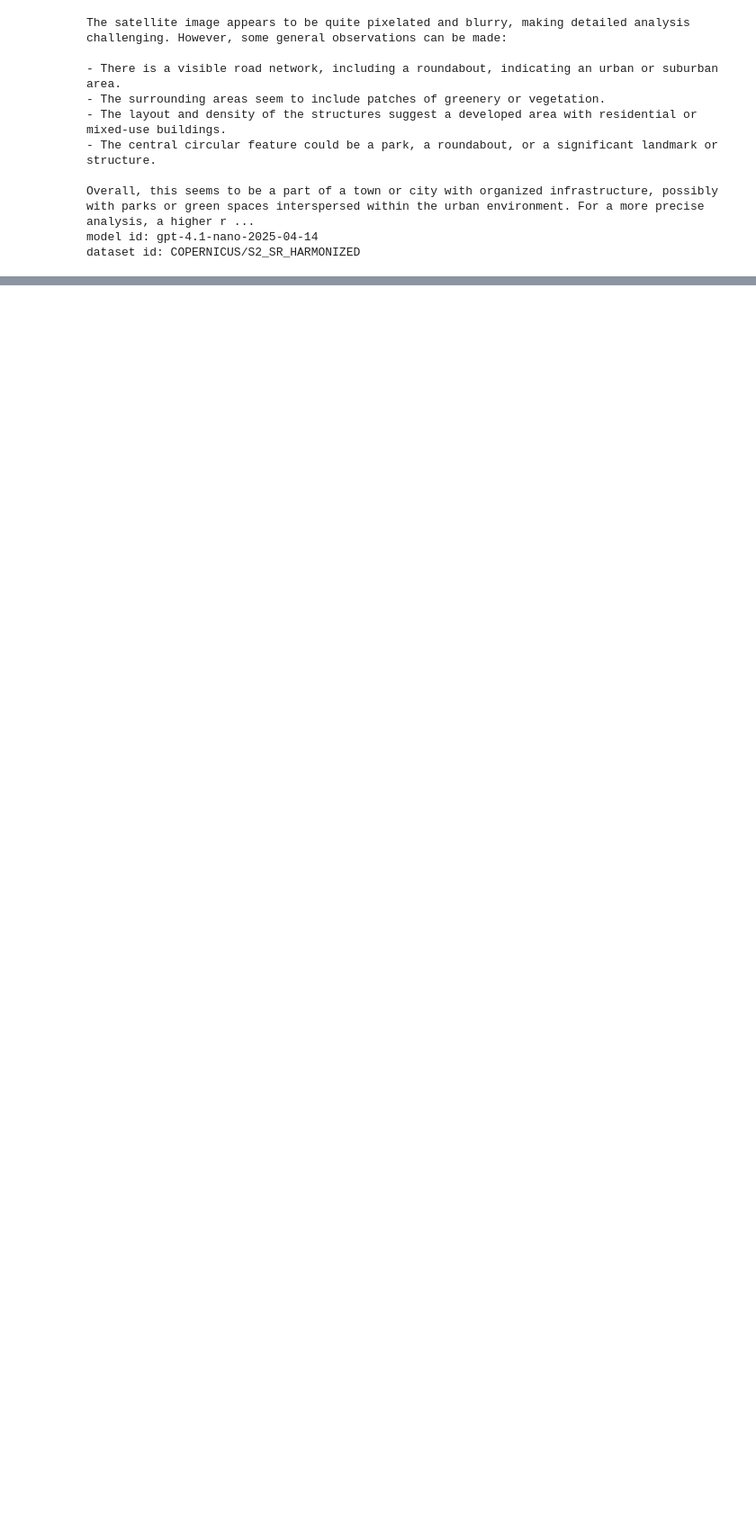
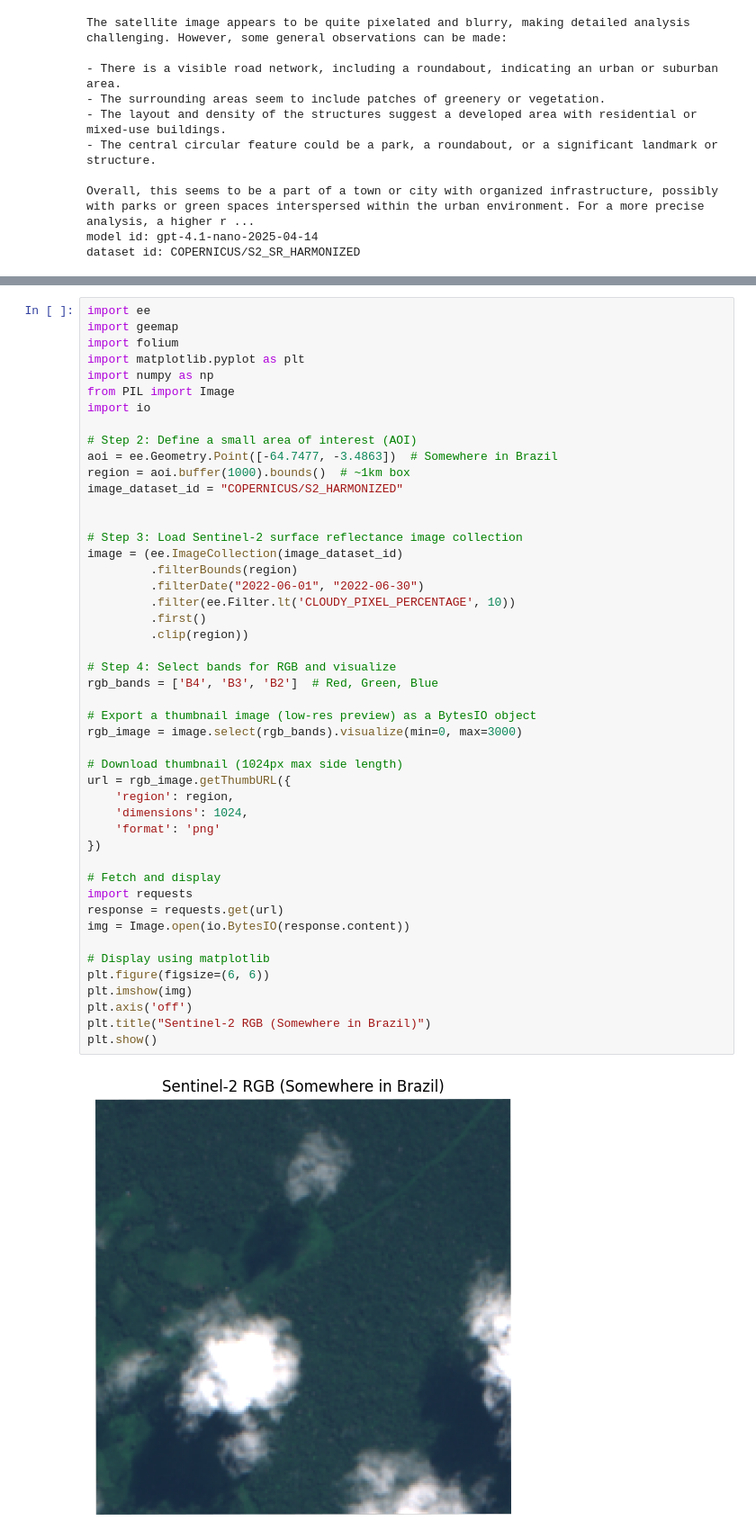
Before and after one commit to koehlepe/openai-to-z-challenge, a Jupyter notebook: 01-checkpoint-1.ipynb, the cells around one changed output, grey strips where cells are left out. Shown: that part at 90% size. Cells and saved outputs as stored; diff of their text form; blank space fills up the shorter version.

Commit message:
Kaggle Notebook | OpenAI to Z Challenge Checkpoint 1 | Version 1

```diff
--- a/01-checkpoint-1.ipynb
+++ b/01-checkpoint-1.ipynb
@@ -146,0 +164,49 @@ dataset id: COPERNICUS/S2_SR_HARMONIZED
+# %%
+import ee
+import geemap
+import folium
+import matplotlib.pyplot as plt
+import numpy as np
+from PIL import Image
+import io
+
+# Step 2: Define a small area of interest (AOI)
+aoi = ee.Geometry.Point([-64.7477, -3.4863])  # Somewhere in Brazil
+region = aoi.buffer(1000).bounds()  # ~1km box
+image_dataset_id = "COPERNICUS/S2_HARMONIZED"
+
+
+# Step 3: Load Sentinel-2 surface reflectance image collection
+image = (ee.ImageCollection(image_dataset_id)
+         .filterBounds(region)
+         .filterDate("2022-06-01", "2022-06-30")
+         .filter(ee.Filter.lt('CLOUDY_PIXEL_PERCENTAGE', 10))
+         .first()
+         .clip(region))
+
+# Step 4: Select bands for RGB and visualize
+rgb_bands = ['B4', 'B3', 'B2']  # Red, Green, Blue
+
+# Export a thumbnail image (low-res preview) as a BytesIO object
+rgb_image = image.select(rgb_bands).visualize(min=0, max=3000)
+
+# Download thumbnail (1024px max side length)
+url = rgb_image.getThumbURL({
+    'region': region,
+    'dimensions': 1024,
+    'format': 'png'
+})
+
+# Fetch and display
+import requests
+response = requests.get(url)
+img = Image.open(io.BytesIO(response.content))
+
+# Display using matplotlib
+plt.figure(figsize=(6, 6))
+plt.imshow(img)
+plt.axis('off')
+plt.title("Sentinel-2 RGB (Somewhere in Brazil)")
+plt.show()
+# %% [output]
+[figure, added]
```
Also changed, not shown: parts of 4 cells of this notebook.
